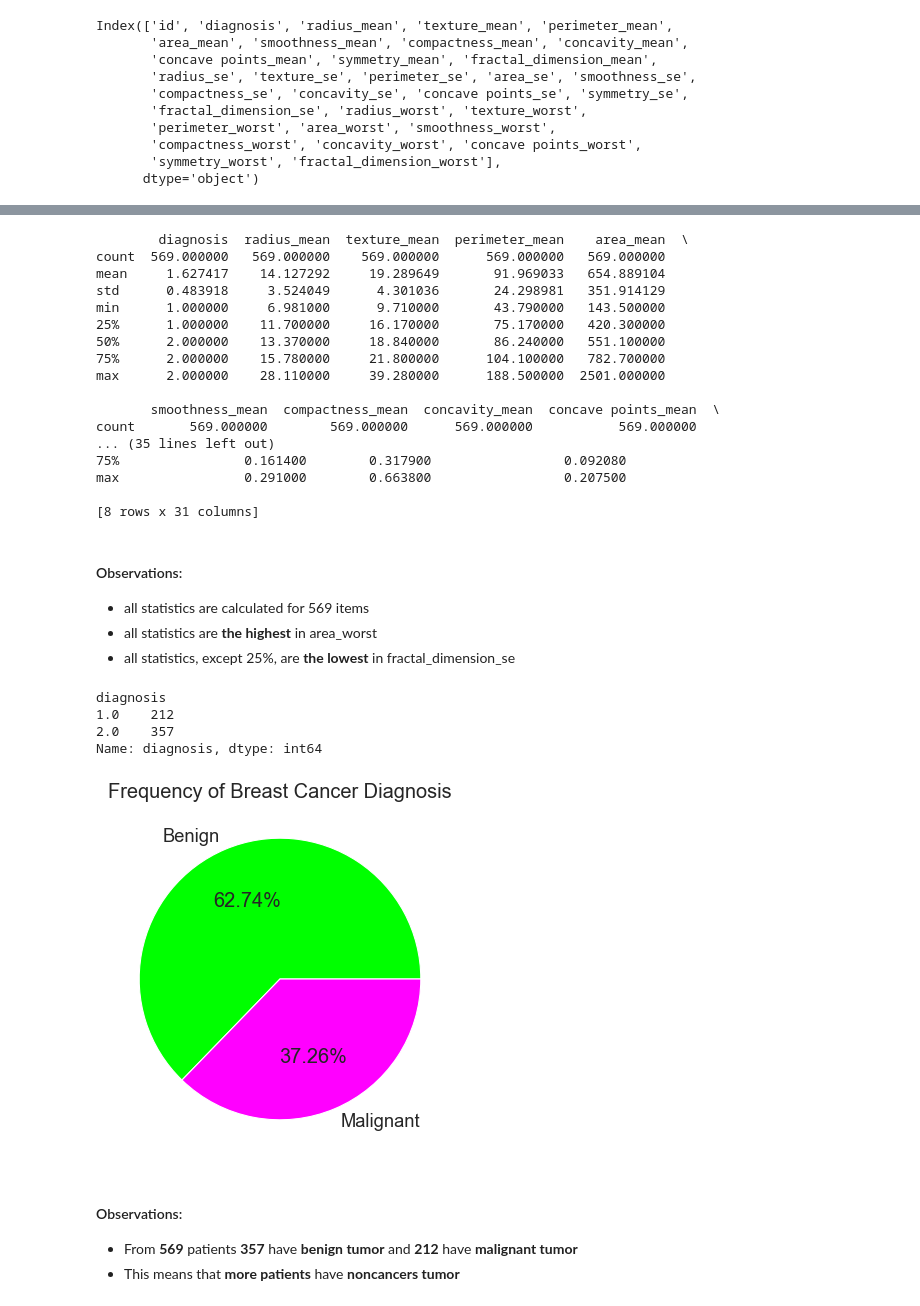
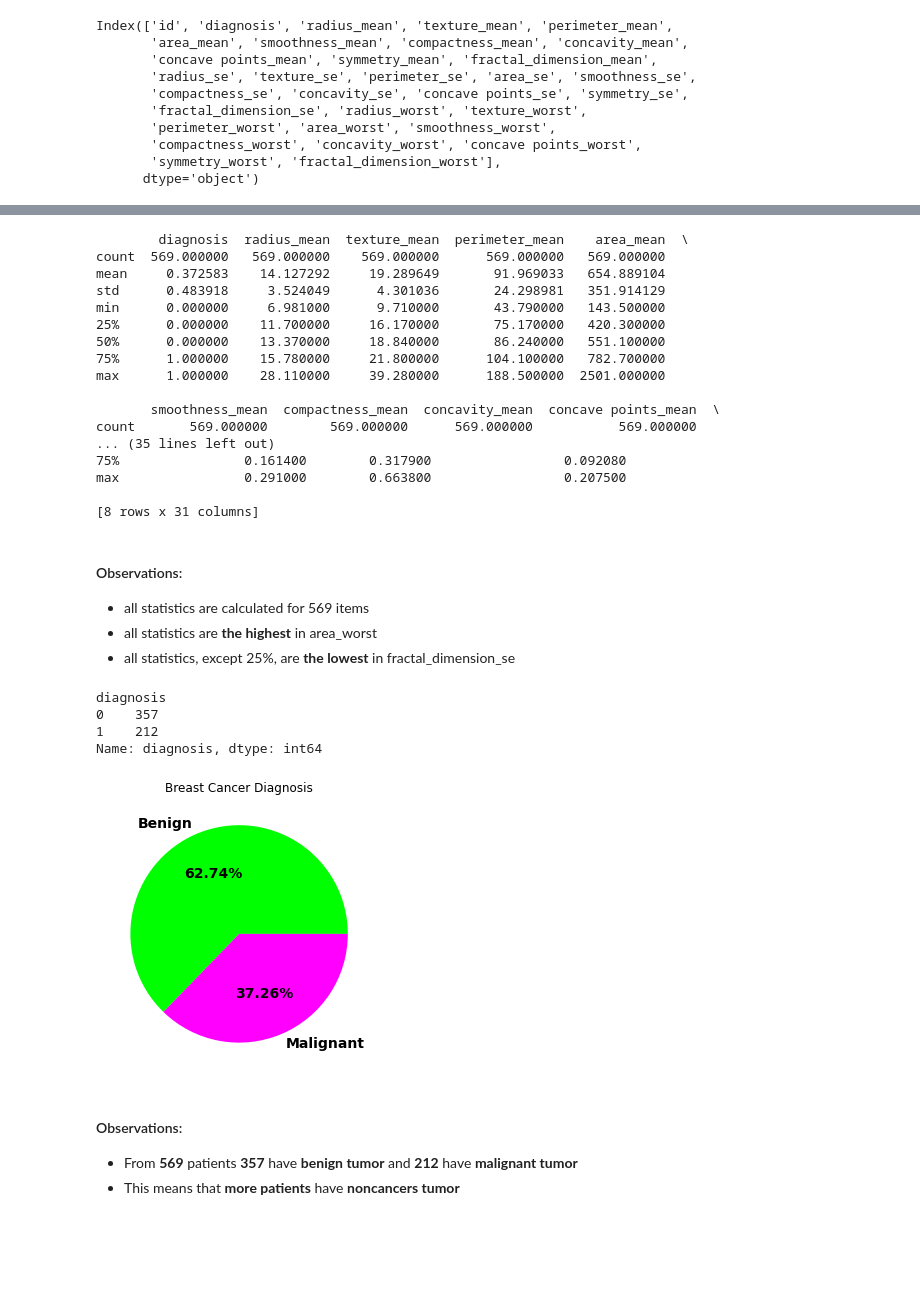
Before and after one commit to Anna20041983/PfDA-Project, a Jupyter notebook: PfDA_Project 2022.ipynb, the cells around one changed output, grey strips where cells are left out. Drawn from its saved outputs; the diff is of its cells as text; code cells hidden in the pictures; blank space fills up the shorter version.

```diff
--- a/PfDA_Project 2022.ipynb
+++ b/PfDA_Project 2022.ipynb
@@ -205,11 +205,11 @@ Index(['id', 'diagnosis', 'radius_mean', 'texture_mean', 'perimeter_mean',
 df.drop(['id'], axis = 1, inplace = True)
 # %%
 # let's replace non-numerical strings in 'diagnosis' column with numerical for easier analysis
-# 'M' replace with '1' for malignant and 'B' replace with '2' for benign
+# 'M' replace with '1' for malignant and 'B' replace with '0' for benign
 
 # resource: https://sparkbyexamples.com/pandas/pandas-replace-substring-in-dataframe/
 
-df['diagnosis'] = df['diagnosis'].replace(['M','B'],[1,2])
+df['diagnosis'] = df['diagnosis'].replace(['M','B'],[1,0])
 # %%
 # The updated DataFrame
 
@@ -256,13 +256,13 @@ print (summary())
 # %% [output]
         diagnosis  radius_mean  texture_mean  perimeter_mean    area_mean  \
 count  569.000000   569.000000    569.000000      569.000000   569.000000
-mean     1.627417    14.127292     19.289649       91.969033   654.889104
+mean     0.372583    14.127292     19.289649       91.969033   654.889104
 std      0.483918     3.524049      4.301036       24.298981   351.914129
-min      1.000000     6.981000      9.710000       43.790000   143.500000
-25%      1.000000    11.700000     16.170000       75.170000   420.300000
-50%      2.000000    13.370000     18.840000       86.240000   551.100000
-75%      2.000000    15.780000     21.800000      104.100000   782.700000
-max      2.000000    28.110000     39.280000      188.500000  2501.000000
+min      0.000000     6.981000      9.710000       43.790000   143.500000
+25%      0.000000    11.700000     16.170000       75.170000   420.300000
+50%      0.000000    13.370000     18.840000       86.240000   551.100000
+75%      1.000000    15.780000     21.800000      104.100000   782.700000
+max      1.000000    28.110000     39.280000      188.500000  2501.000000
 
        smoothness_mean  compactness_mean  concavity_mean  concave points_mean  \
 count       569.000000        569.000000      569.000000           569.000000
@@ -277,29 +277,32 @@ max                0.291000        0.663800                 0.207500
 - all statistics are **the highest** in area_worst
 - all statistics, except 25%, are **the lowest** in fractal_dimension_se
 # %%
-# Let's check how the diagnosis is split by malignant (1) and benign (2) tumors
+# Let's check how the diagnosis is split by malignant (1) and benign (0) tumors
 
 df.groupby(['diagnosis']).diagnosis.count()
 # %% [output]
 diagnosis
-1.0    212
-2.0    357
+0    357
+1    212
 Name: diagnosis, dtype: int64
 # %%
 # Pie chart of the diagnosis
 
 # resource: https://www.tutorialspoint.com/matplotlib/matplotlib_pie_chart.htm
 # resource: https://medium.com/geekculture/create-a-pie-chart-in-python-using-only-one-line-of-code-57bd974d8432
+# resource: https://stackoverflow.com/questions/7082345/how-to-set-the-labels-size-on-a-pie-chart-in-python
+
+plt.figure(figsize=(5,5))
 
 mylabels = ['Benign', 'Malignant']
 mycolors = ['Lime', 'Fuchsia']
-plt.title('Frequency of Breast Cancer Diagnosis')
+plt.title('Breast Cancer Diagnosis')
 
 y = df['diagnosis'].value_counts()
-plt.pie(y, labels = mylabels, colors = mycolors, autopct='%1.2f%%')
+plt.pie(y, labels = mylabels, colors = mycolors, autopct='%1.2f%%', textprops={'fontsize': 14, 'fontweight': 'bold'})
 plt.show()
 # %% [output]
-[figure, old version]
+[figure, new version]
 # %% [markdown]
 #### Observations:
 - From **569** patients **357** have **benign tumor** and **212** have **malignant tumor**
```
Also changed, not shown: parts of 114 cells of this notebook.
